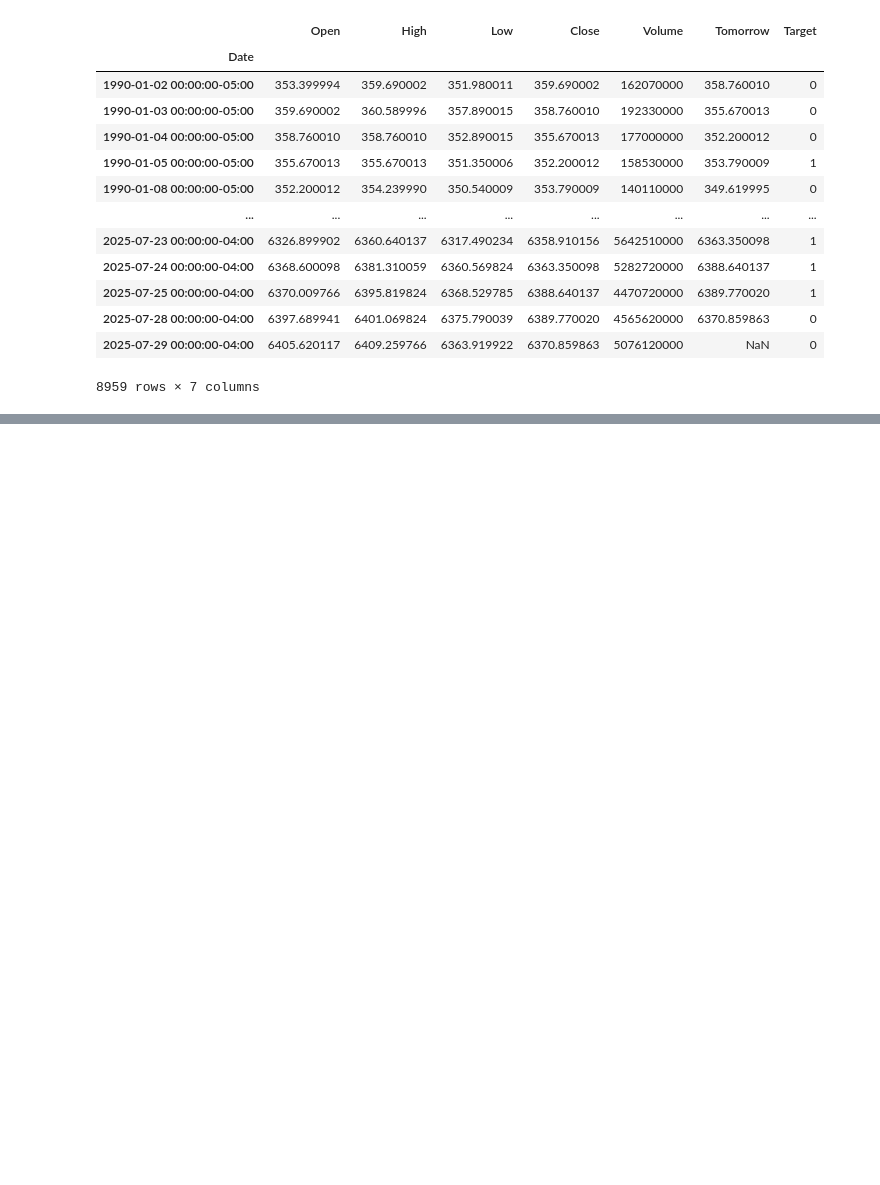
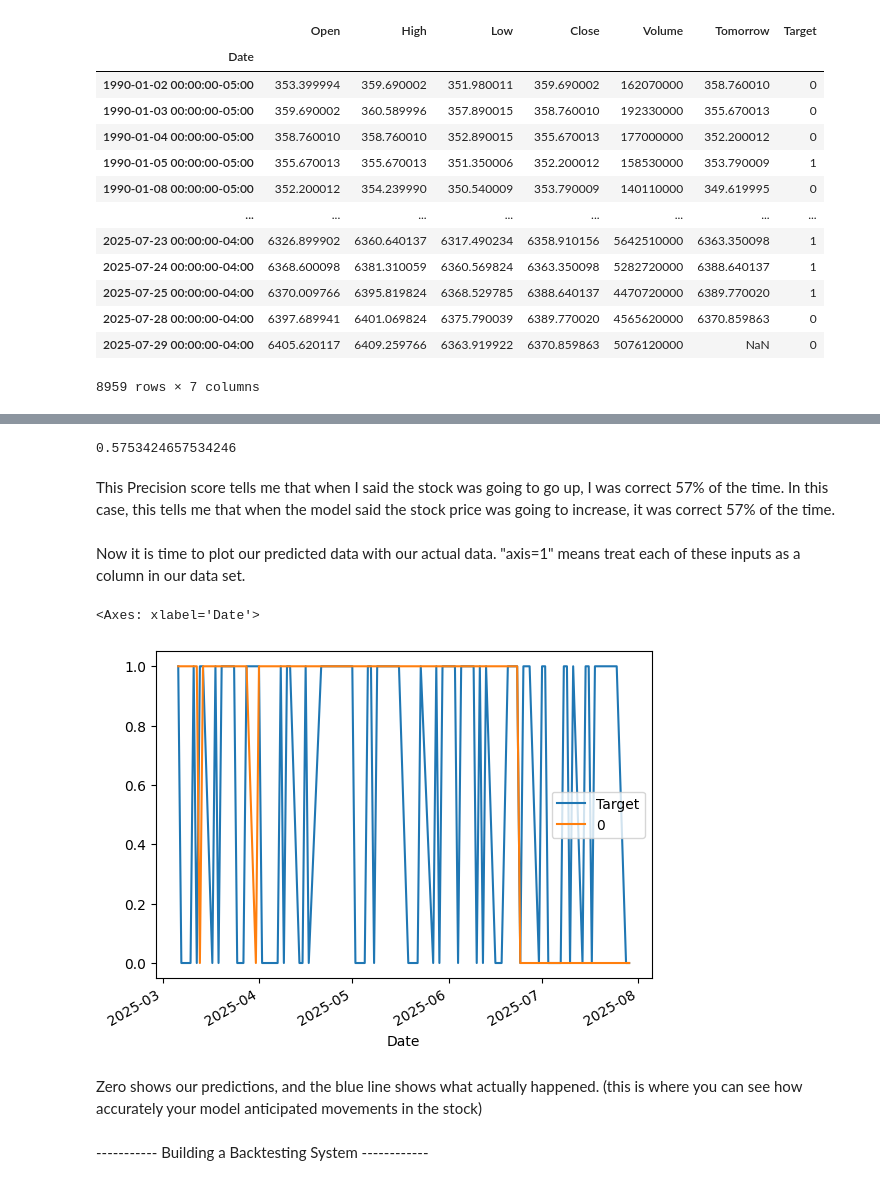
Before and after one commit to Imago-Dei2024/python-practice, a Jupyter notebook: ML.ipynb, the cells around one changed output, grey strips where cells are left out. Cells and saved outputs as stored; diff of their text form; code cells hidden in the pictures; blank space fills up the shorter version.

```diff
--- a/ML.ipynb
+++ b/ML.ipynb
@@ -117,0 +136,27 @@ ModuleNotFoundError: No module named 'sklearn'
+# %%
+from sklearn.metrics import precision_score
+
+preds = model.predict(test[predictors])
+# %%
+import pandas as pd
+
+preds = pd.Series(preds, index=test.index)
+# %%
+precision_score(test["Target"], preds)
+# %% [output]
+0.5753424657534246
+# %% [markdown]
+This Precision score tells me that when I said the stock was going to go up, I was correct 57% of the time. In this case, this tells me that when the model said the stock price was going to increase, it was correct 57% of the time.
+# %% [markdown]
+Now it is time to plot our predicted data with our actual data. "axis=1" means treat each of these inputs as a column in our data set.
+# %%
+combined = pd.concat([test["Target"], preds], axis=1)
+# %%
+combined.plot()
+# %% [output]
+<Axes: xlabel='Date'>
+[figure, added]
+# %% [markdown]
+Zero shows our predictions, and the blue line shows what actually happened. (this is where you can see how accurately your model anticipated movements in the stock)
+# %% [markdown]
+----------- Building a Backtesting System ------------
```
Also changed, not shown: parts of 11 cells of this notebook.
